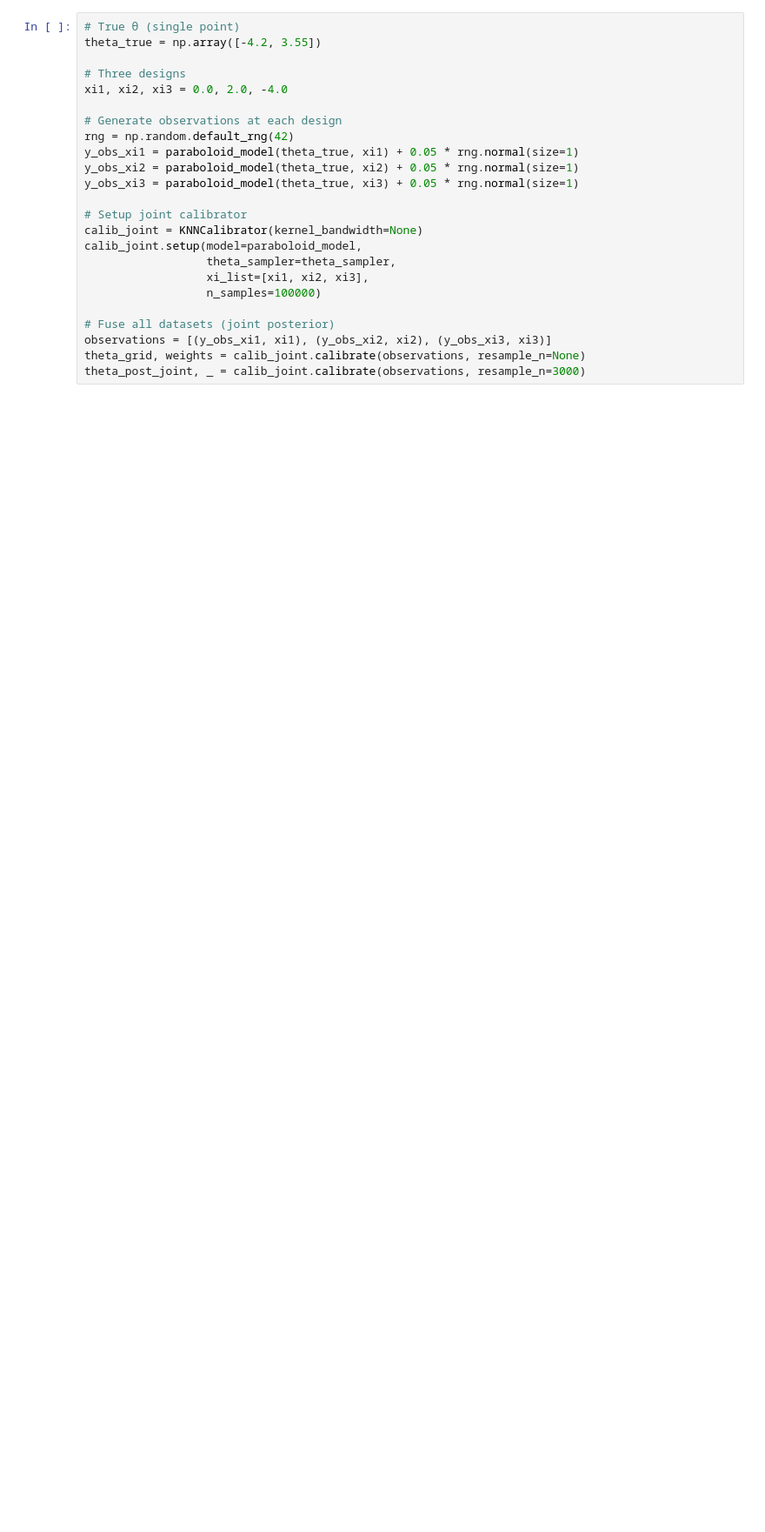
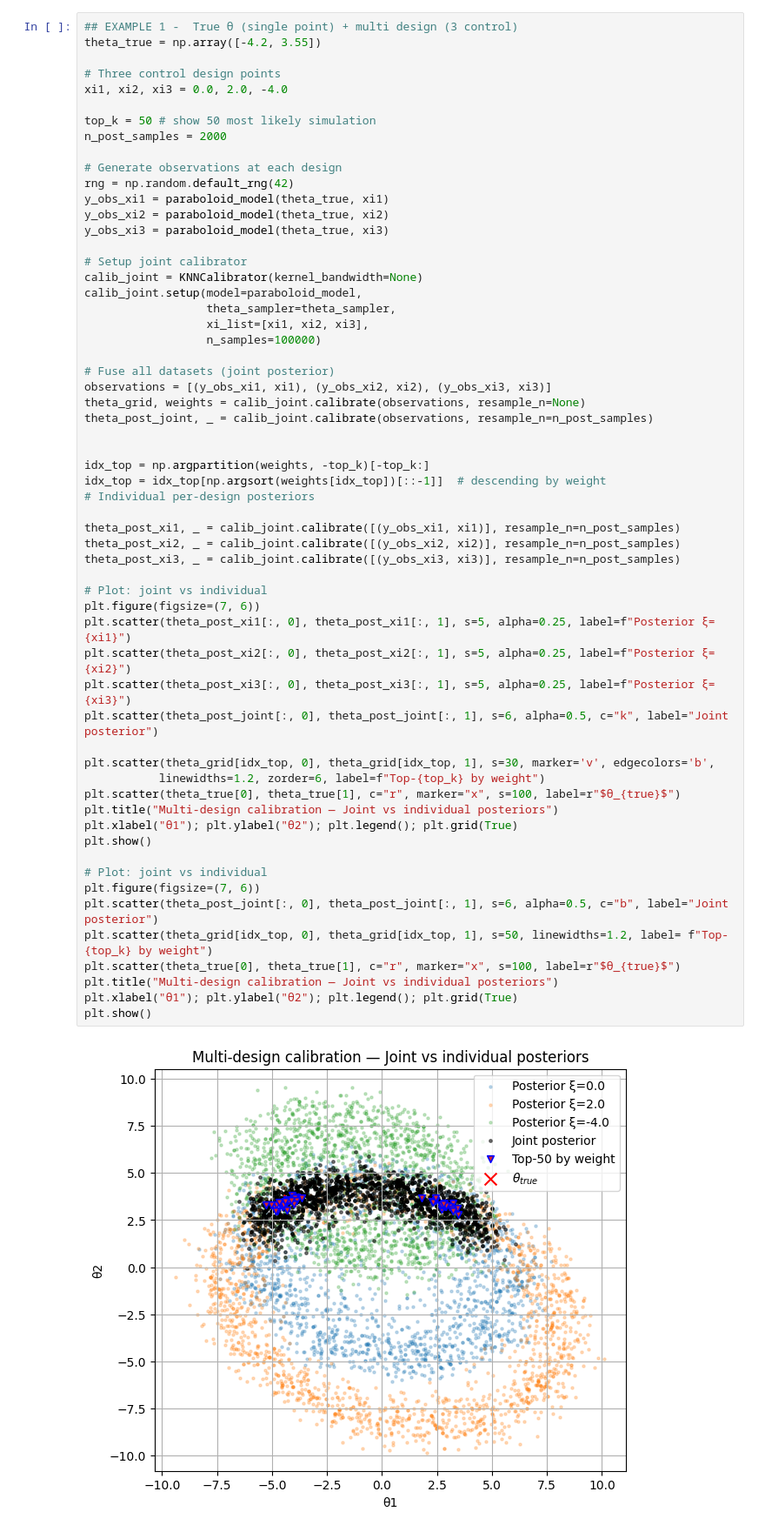
Before and after one commit to leslieDLcy/PyUncertainNumber, a Jupyter notebook: src/pyuncertainnumber/calibration/knn_examples.ipynb, the cells around one changed output. Shown at 87% size. Saved outputs shown, nothing was run; the diff lists cells and outputs as text; blank space fills up the shorter version.

Commit message:
knn calibrator + examples

```diff
--- a/src/pyuncertainnumber/calibration/knn_examples.ipynb
+++ b/src/pyuncertainnumber/calibration/knn_examples.ipynb
@@ -125,24 +113,61 @@ plt.xlim([-15, 15]); plt.ylim([-15, 15]); plt.show()
 # %%
-# True θ (single point)
+## EXAMPLE 1 -  True θ (single point) + multi design (3 control)
 theta_true = np.array([-4.2, 3.55])
 
-# Three designs
+# Three control design points
 xi1, xi2, xi3 = 0.0, 2.0, -4.0
+
+top_k = 50 # show 50 most likely simulation
+n_post_samples = 2000
 
 # Generate observations at each design
 rng = np.random.default_rng(42)
-y_obs_xi1 = paraboloid_model(theta_true, xi1) + 0.05 * rng.normal(size=1)
-y_obs_xi2 = paraboloid_model(theta_true, xi2) + 0.05 * rng.normal(size=1)
-y_obs_xi3 = paraboloid_model(theta_true, xi3) + 0.05 * rng.normal(size=1)
+y_obs_xi1 = paraboloid_model(theta_true, xi1)
+y_obs_xi2 = paraboloid_model(theta_true, xi2)
+y_obs_xi3 = paraboloid_model(theta_true, xi3)
 
 # Setup joint calibrator
 calib_joint = KNNCalibrator(kernel_bandwidth=None)
 calib_joint.setup(model=paraboloid_model,
                   theta_sampler=theta_sampler,
                   xi_list=[xi1, xi2, xi3],
                   n_samples=100000)
 
 # Fuse all datasets (joint posterior)
 observations = [(y_obs_xi1, xi1), (y_obs_xi2, xi2), (y_obs_xi3, xi3)]
 theta_grid, weights = calib_joint.calibrate(observations, resample_n=None)
-theta_post_joint, _ = calib_joint.calibrate(observations, resample_n=3000)
+theta_post_joint, _ = calib_joint.calibrate(observations, resample_n=n_post_samples)
+
+
+idx_top = np.argpartition(weights, -top_k)[-top_k:]
+idx_top = idx_top[np.argsort(weights[idx_top])[::-1]]  # descending by weight
+# Individual per-design posteriors
+
+theta_post_xi1, _ = calib_joint.calibrate([(y_obs_xi1, xi1)], resample_n=n_post_samples)
+theta_post_xi2, _ = calib_joint.calibrate([(y_obs_xi2, xi2)], resample_n=n_post_samples)
+theta_post_xi3, _ = calib_joint.calibrate([(y_obs_xi3, xi3)], resample_n=n_post_samples)
+
+# Plot: joint vs individual
+plt.figure(figsize=(7, 6))
+plt.scatter(theta_post_xi1[:, 0], theta_post_xi1[:, 1], s=5, alpha=0.25, label=f"Posterior ξ={xi1}")
+plt.scatter(theta_post_xi2[:, 0], theta_post_xi2[:, 1], s=5, alpha=0.25, label=f"Posterior ξ={xi2}")
+plt.scatter(theta_post_xi3[:, 0], theta_post_xi3[:, 1], s=5, alpha=0.25, label=f"Posterior ξ={xi3}")
+plt.scatter(theta_post_joint[:, 0], theta_post_joint[:, 1], s=6, alpha=0.5, c="k", label="Joint posterior")
+
+plt.scatter(theta_grid[idx_top, 0], theta_grid[idx_top, 1], s=30, marker='v', edgecolors='b',
+           linewidths=1.2, zorder=6, label=f"Top-{top_k} by weight")
+plt.scatter(theta_true[0], theta_true[1], c="r", marker="x", s=100, label=r"$θ_{true}$")
+plt.title("Multi-design calibration — Joint vs individual posteriors")
+plt.xlabel("θ1"); plt.ylabel("θ2"); plt.legend(); plt.grid(True)
+plt.show()
+
+# Plot: joint vs individual
+plt.figure(figsize=(7, 6))
+plt.scatter(theta_post_joint[:, 0], theta_post_joint[:, 1], s=6, alpha=0.5, c="b", label="Joint posterior")
+plt.scatter(theta_grid[idx_top, 0], theta_grid[idx_top, 1], s=50, linewidths=1.2, label= f"Top-{top_k} by weight")
+plt.scatter(theta_true[0], theta_true[1], c="r", marker="x", s=100, label=r"$θ_{true}$")
+plt.title("Multi-design calibration — Joint vs individual posteriors")
+plt.xlabel("θ1"); plt.ylabel("θ2"); plt.legend(); plt.grid(True)
+plt.show()
+# %% [output]
+[figure, added]
```
Also changed, not shown: parts of 11 cells of this notebook, 1 other file.
